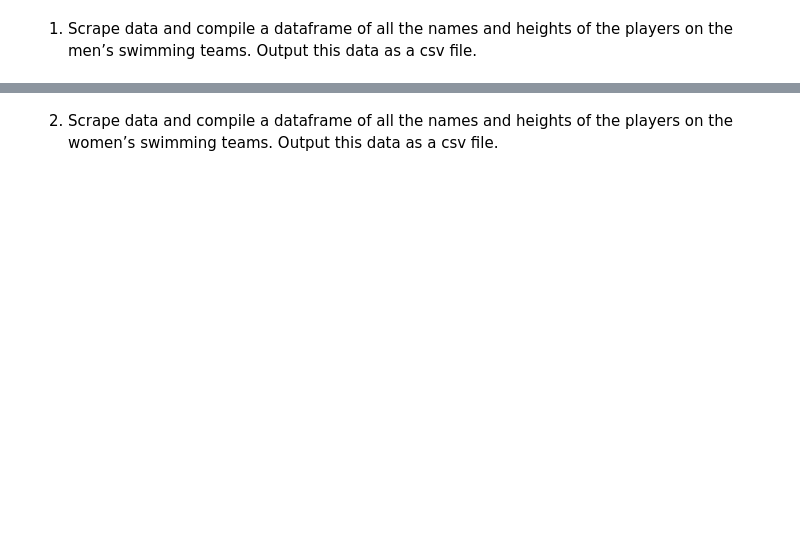
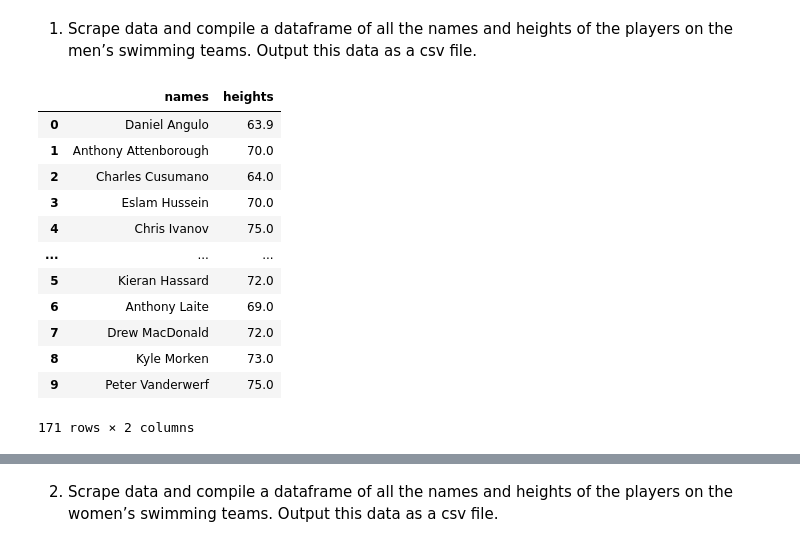
Before and after one commit to haokliao/CIS-3120, a Jupyter notebook: Project1.ipynb, the cells around one changed output, grey strips where cells are left out. Saved outputs shown, nothing was run; the diff lists cells and outputs as text; code cells hidden in the pictures; blank space fills up the shorter version.

```diff
--- a/Project1.ipynb
+++ b/Project1.ipynb
@@ -35,21 +35,7 @@ def get_name_heights(url):
     total = feet + inches
     heights.append(total)
 
-  #reusing total variable so code
-  total = 0
-
-  #finding average, if the variable in list of lengths isn't '-', we add to the total variable
-  for j in range(0, len(heights)):
-    if heights[j] != '-':
-      total += heights[j]
-
-  #average
-  avg = total/len(heights)
-
-  #replacing the value of '-' with the average of the list in heights
-  for k in range(0, len(heights)):
-    if heights[k] == '-':
-      heights[k] = round(avg,1)
+  avger(heights)
 
   #converting to a dataframe
   df = pd.DataFrame()
@@ -75,12 +79,24 @@ mens_swimming = [
 # %%
 #create empty dataframe, swimming
 m_swimming = pd.DataFrame()
 
 #concat all urls of men's swimming teams into a single dataframe, swimming
 for i in range(len(mens_swimming)):
   df = get_name_heights(mens_swimming[i])
   m_swimming = pd.concat([m_swimming,df])
 
-# converting dataframe to csv file, mens_swimming
-
-# m_swimming.to_csv(r'mens_swimming.csv',index=False)
+m_swimming
+# %% [output]
+|  | names | heights |
+| 0 | Daniel Angulo | 63.9 |
+| 1 | Anthony Attenborough | 70.0 |
+| 2 | Charles Cusumano | 64.0 |
+| 3 | Eslam Hussein | 70.0 |
+| 4 | Chris Ivanov | 75.0 |
+| ... | ... | ... |
+| 5 | Kieran Hassard | 72.0 |
+| 6 | Anthony Laite | 69.0 |
+| 7 | Drew MacDonald | 72.0 |
+| 8 | Kyle Morken | 73.0 |
+| 9 | Peter Vanderwerf | 75.0 |
+171 rows × 2 columns
```
Also changed, not shown: parts of 9 cells of this notebook.
